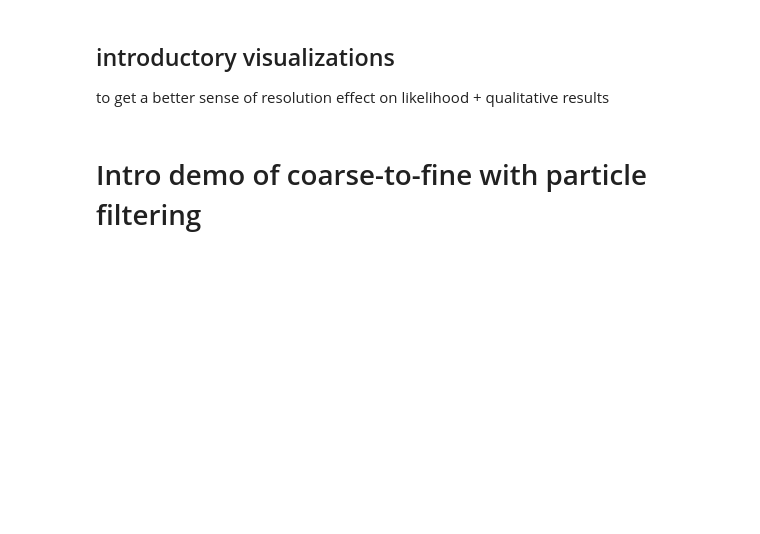
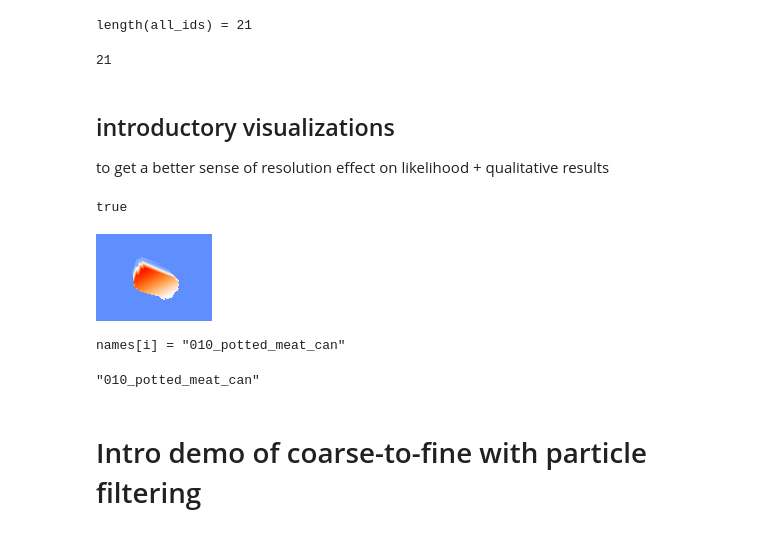
Before and after one commit to probcomp/InverseGraphics, a Jupyter notebook: notebooks/coarse_to_fine/intro-debug.ipynb, the cells around one changed output. Drawn from its saved outputs; the diff is of its cells as text; code cells hidden in the pictures; blank space fills up the shorter version.

Commit message:
identity + orientation inf on ycb

```diff
--- a/notebooks/coarse_to_fine/intro-debug.ipynb
+++ b/notebooks/coarse_to_fine/intro-debug.ipynb
@@ -35,17 +58,11 @@ names = T.load_ycb_model_list(YCB_DIR)
 # %%
 # Initialize the canera intrinsics and renderer that will render using those intrinsics.
 camera = GL.CameraIntrinsics()
+camera = T.scale_down_camera(camera, 5.5)
+camera_pose = IDENTITY_POSE
+
 renderer = GL.setup_renderer(camera, GL.DepthMode())
 resolution = 0.05
-# for id in all_ids
-#     cloud = id_to_cloud[id]
-#     mesh = GL.mesh_from_voxelized_cloud(GL.voxelize(cloud, resolution), resolution);
-#     GL.load_object!(renderer, mesh)
-# end
-
-
-box_mesh = GL.box_mesh_from_dims([2.0, 2.0, 2.0])
-GL.load_object!(renderer, box_mesh)
 
 @show camera;
 # %% [output]
@@ -61,50 +78,71 @@ camera = GLRenderer.CameraIntrinsics
   near: Float64 0.001
   far: Float64 100.0
+# %%
+
+# Load a cube (id = 1) and all ycb objects
+# box_mesh = GL.box_mesh_from_dims([2.0, 2.0, 2.0])
+# GL.load_object!(renderer, box_mesh)
+
+for id in all_ids
+    cloud = id_to_cloud[id]
+    mesh = GL.mesh_from_voxelized_cloud(GL.voxelize(cloud, resolution), resolution);
+    GL.load_object!(renderer, mesh)
+end
+
+@show length(all_ids)
+# %% [output]
+length(all_ids) = 21
+21
 # %% [markdown]
 ## introductory visualizations
 to get a better sense of resolution effect on likelihood + qualitative results
 # %%
-# #########
-# # radius scaling
-# #########
-# bounds = (-100.0, 100.0, -100.0, 100.0,-100.0,100.0)
+#########
+# radius scaling
+#########
+bounds = (-100.0, 100.0, -100.0, 100.0,-100.0,100.0)
 
-# i = 1
-# pose = Pose([0.0, 0.0, 3.0], R.RotXYZ(0.4, -0.2, 0.4))
+i = 9 #rand(all_ids)
+pose = Pose([0.0, 0.0, 3.0], R.RotXYZ(0.4, -0.2, 0.4))
 
-# # Reset the intrinsics inside of the renderer.
-# GL.set_intrinsics!(renderer, camera)
+# Reset the intrinsics inside of the renderer.
+GL.set_intrinsics!(renderer, camera)
 
-# # And render the same image as above.
-# gt_depth_image = GL.gl_render(renderer, [i], [pose], IDENTITY_POSE)
-# IJulia.display(GL.view_depth_image(gt_depth_image))
+# And render the same image as above.
+gt_depth_image = GL.gl_render(renderer, [i], [pose], camera_pose)
+IJulia.display(GL.view_depth_image(gt_depth_image))
 
-# # Create point cloud corresponding to that rendered depth image.
-# gt_cloud = GL.depth_image_to_point_cloud(gt_depth_image, camera)
-# # print(size(gt_cloud))
+# Create point cloud corresponding to that rendered depth image.
+gt_cloud = GL.depth_image_to_point_cloud(gt_depth_image, camera)
+# print(size(gt_cloud))
 
 
-# @show i
+@show names[i]
 
 # radius = 0.01  # "tight" radius
 # sampled_cloud = Gen.random(T.uniform_mixture_from_template, gt_cloud, 0.0001, radius, bounds)
 # # Visualize that point cloud.
-# V.setup_visualizer()
-# V.viz(sampled_cloud)  # = V.viz(T.move_points_to_frame_b(c, camera_pose))
+# # V.setup_visualizer()
+# # V.viz(sampled_cloud)  # = V.viz(T.move_points_to_frame_b(c, camera_pose))
 
 
 # radius = float(1)  # "loose" radius (can still pick out general shape)
 # sampled_cloud = Gen.random(T.uniform_mixture_from_template, gt_cloud, 0.0001, radius, bounds)
 # # Visualize that point cloud.
-# V.setup_visualizer()
-# V.viz(sampled_cloud)  # = V.viz(T.move_points_to_frame_b(c, camera_pose))
+# # V.setup_visualizer()
+# # V.viz(sampled_cloud)  # = V.viz(T.move_points_to_frame_b(c, camera_pose))
 
 
 # radius = float(10)  # very loose radius; points on a sphere (w/ some concentration on center with shape of obj)
 # sampled_cloud = Gen.random(T.uniform_mixture_from_template, gt_cloud, 0.0001, radius, bounds)
 # # # Visualize that point cloud.
 # # V.setup_visualizer()
 # # V.viz(sampled_cloud)  # = V.viz(T.move_points_to_frame_b(c, camera_pose))
+# %% [output]
+true
+[figure, added]
+names[i] = "010_potted_meat_can"
+"010_potted_meat_can"
 # %%
 # ########
 # # camera downscaling
```
Also changed, not shown: parts of 25 cells of this notebook, 5 other files.
